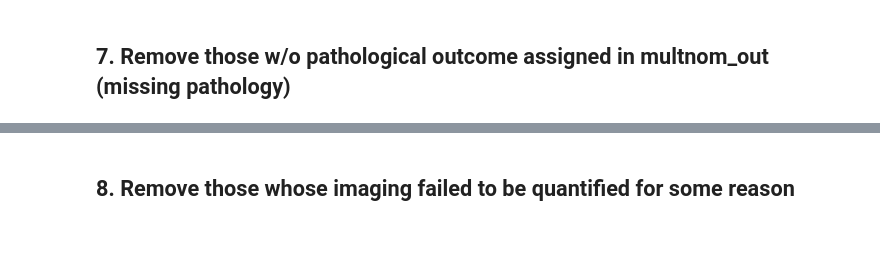
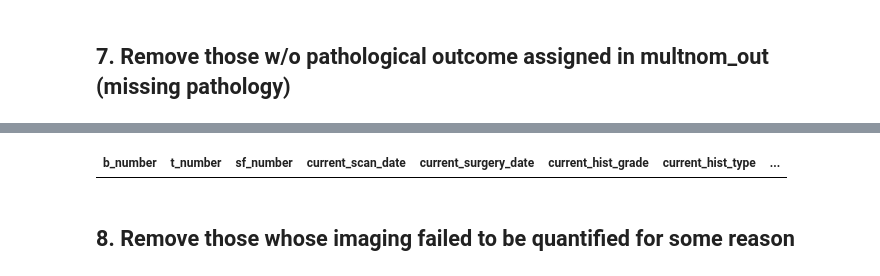
Before and after one commit to julclu/DataWrangling, a Jupyter notebook: ParseData/ParsingDataDown.ipynb, the cells around one changed output, grey strips where cells are left out. Cells and saved outputs as stored; diff of their text form; code cells hidden in the pictures; blank space fills up the shorter version.

```diff
--- a/ParseData/ParsingDataDown.ipynb
+++ b/ParseData/ParsingDataDown.ipynb
@@ -218,5 +202,9 @@ nopath
 # %%
 write.csv(recgli.nopath, "5thParse_researchPath_withInVivo.csv", row.names = F)
+# %%
+recgli.noscreenshots[grep(5934, recgli.noscreenshots$t_number),]
+# %% [output]
+| b_number | t_number | sf_number | current_scan_date | current_surgery_date | current_hist_grade | current_hist_type | ... |
 # %% [markdown]
 ## 8. Remove those whose imaging failed to be quantified for some reason
 # %%
```
Also changed, not shown: parts of 17 cells of this notebook, 8 other files.
